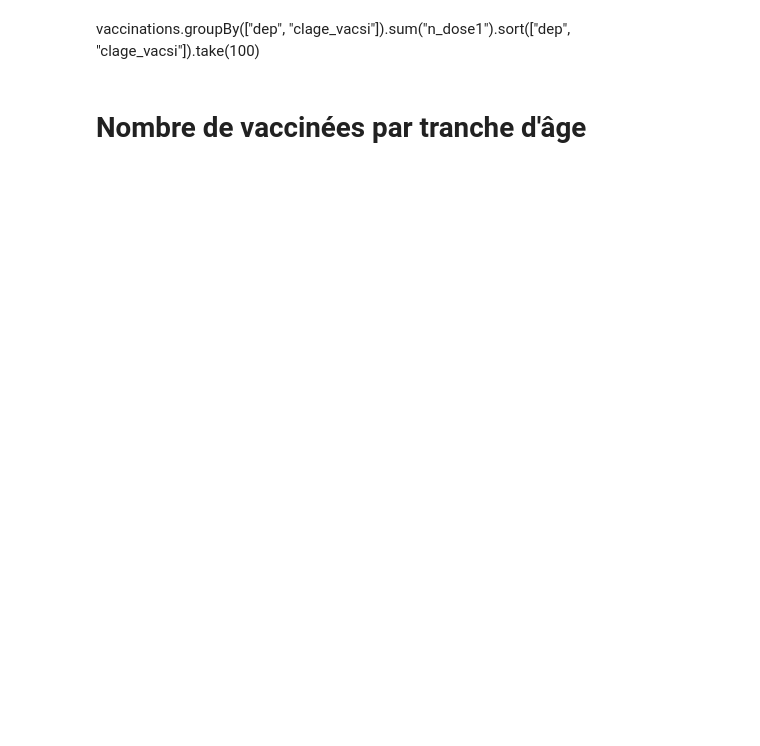
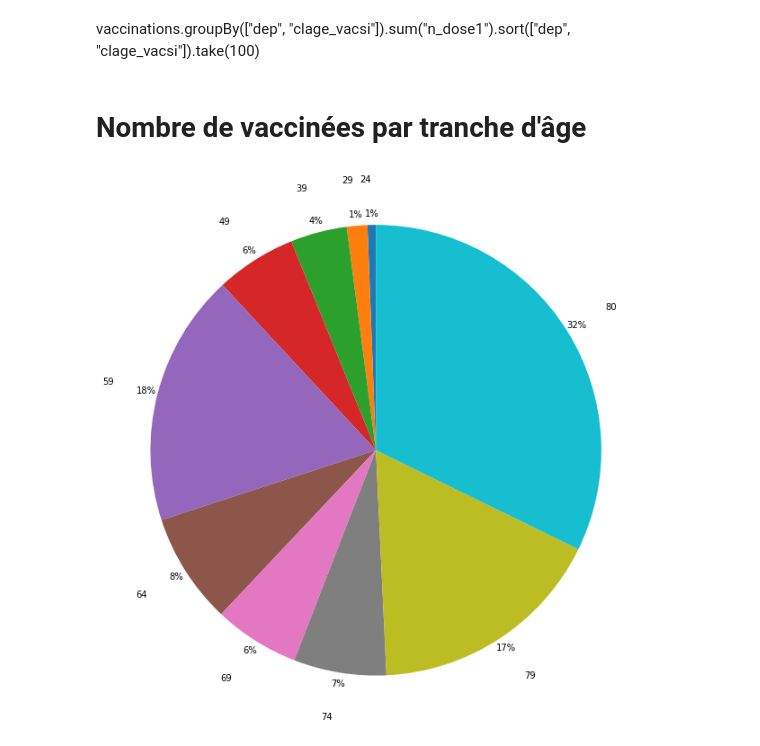
Before and after one commit to wlydou/projet-big-data, a Jupyter notebook: work/projet-big-data.ipynb, the cells around one changed output. Saved outputs shown, nothing was run; the diff lists cells and outputs as text; code cells hidden in the pictures; blank space fills up the shorter version.

```diff
--- a/work/projet-big-data.ipynb
+++ b/work/projet-big-data.ipynb
@@ -56,0 +80,9 @@ st.write("ABCD LE PROJET PYTHON")
+# %%
+#Config Sizes and Labels
+df = nbVaccByAge_data
+labels= []
+sizes = []
+
+for i in range(len(df)):
+    labels.append(df["clage_vacsi"][i])
+    sizes.append(df["max(n_cum_dose1)"][i])
@@ -56,0 +98,11 @@ st.write("ABCD LE PROJET PYTHON")
+# %%
+fig1, ax1 = plt.subplots()
+ax1.pie(sizes, explode=None, labels=labels, autopct='%1.f%%' , pctdistance= 1.05 ,
+        shadow=False,labeldistance=1.2, startangle=90, radius=1)
+ax1.axis('equal')  # Equal aspect ratio ensures that pie is drawn as a circle.
+
+#Aggrandir le graphique
+fig = plt.gcf()
+fig.set_size_inches(10,10)
+# %% [output]
+[figure, added]
```
Also changed, not shown: parts of 14 cells of this notebook.
